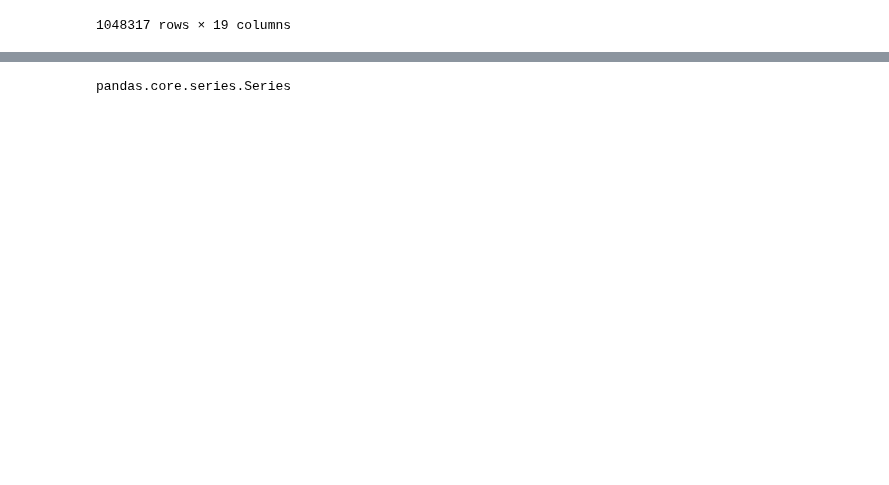
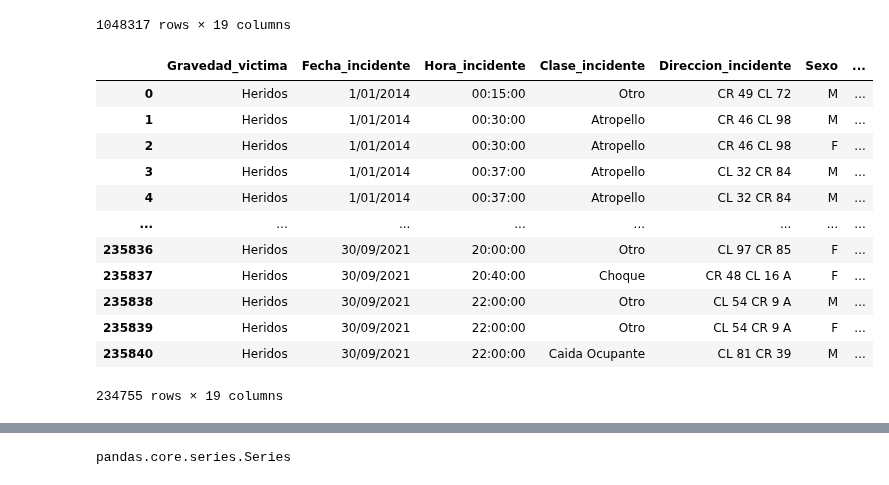
Before and after one commit to mteoraso/ML_Practice, a Jupyter notebook: EDA_accidentes_viales_medellin.ipynb, the cells around one changed output, grey strips where cells are left out. Drawn from its saved outputs; the diff is of its cells as text; code cells hidden in the pictures; blank space fills up the shorter version.

```diff
--- a/EDA_accidentes_viales_medellin.ipynb
+++ b/EDA_accidentes_viales_medellin.ipynb
@@ -23,3 +23,20 @@ df
 | 1048315 | NaN | NaN | NaN | NaN | NaN | NaN | ... |
 | 1048316 | NaN | NaN | NaN | NaN | NaN | NaN | ... |
 1048317 rows × 19 columns
+# %%
+df=df.dropna()
+df
+# %% [output]
+|  | Gravedad_victima | Fecha_incidente | Hora_incidente | Clase_incidente | Direccion_incidente | Sexo | ... |
+| 0 | Heridos | 1/01/2014 | 00:15:00 | Otro | CR 49 CL 72 | M | ... |
+| 1 | Heridos | 1/01/2014 | 00:30:00 | Atropello | CR 46 CL 98 | M | ... |
+| 2 | Heridos | 1/01/2014 | 00:30:00 | Atropello | CR 46 CL 98 | F | ... |
+| 3 | Heridos | 1/01/2014 | 00:37:00 | Atropello | CL 32 CR 84 | M | ... |
+| 4 | Heridos | 1/01/2014 | 00:37:00 | Atropello | CL 32 CR 84 | M | ... |
+| ... | ... | ... | ... | ... | ... | ... | ... |
+| 235836 | Heridos | 30/09/2021 | 20:00:00 | Otro | CL 97 CR 85 | F | ... |
+| 235837 | Heridos | 30/09/2021 | 20:40:00 | Choque | CR 48 CL 16 A | F | ... |
+| 235838 | Heridos | 30/09/2021 | 22:00:00 | Otro | CL 54 CR 9 A | M | ... |
+| 235839 | Heridos | 30/09/2021 | 22:00:00 | Otro | CL 54 CR 9 A | F | ... |
+| 235840 | Heridos | 30/09/2021 | 22:00:00 | Caida Ocupante | CL 81 CR 39 | M | ... |
+234755 rows × 19 columns
```
Also changed, not shown: parts of 12 cells of this notebook.
